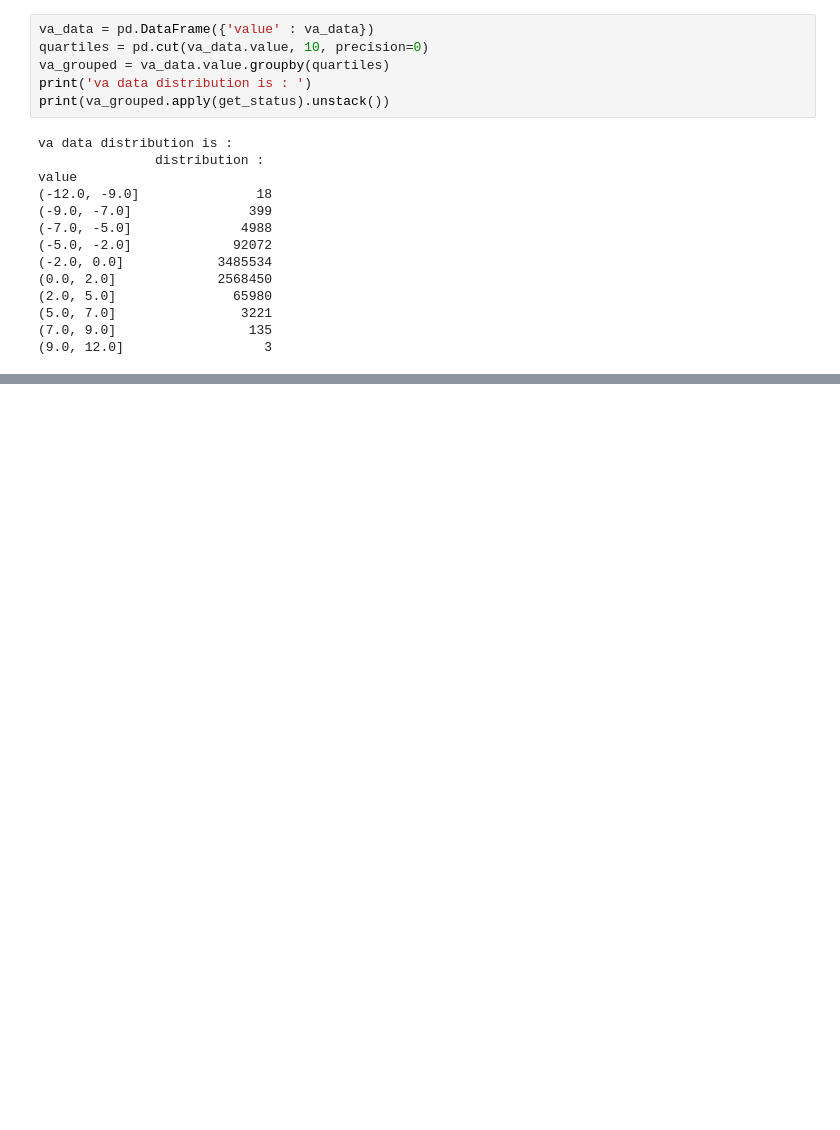
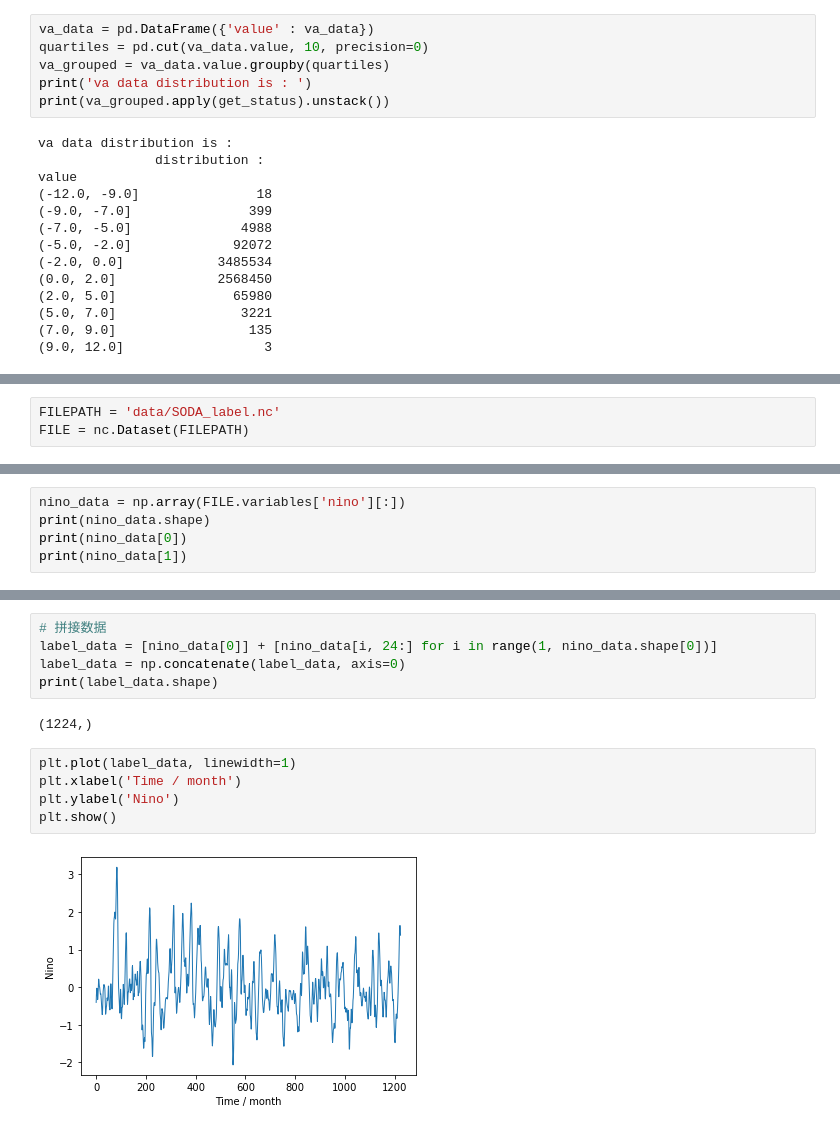
Before and after one commit to XDU-Bigbing/AI-Earth-ENSO, a Jupyter notebook: EDA.ipynb, the cells around one changed output, grey strips where cells are left out. Saved outputs shown, nothing was run; the diff lists cells and outputs as text; blank space fills up the shorter version.

Commit message:
finish SODA EDA :tada:

```diff
--- a/EDA.ipynb
+++ b/EDA.ipynb
@@ -437,0 +447,3 @@ value
+# %%
+FILEPATH = 'data/SODA_label.nc'
+FILE = nc.Dataset(FILEPATH)
@@ -437,0 +514,5 @@ value
+# %%
+nino_data = np.array(FILE.variables['nino'][:])
+print(nino_data.shape)
+print(nino_data[0])
+print(nino_data[1])
@@ -437,0 +533,14 @@ value
+# %%
+# 拼接数据
+label_data = [nino_data[0]] + [nino_data[i, 24:] for i in range(1, nino_data.shape[0])]
+label_data = np.concatenate(label_data, axis=0)
+print(label_data.shape)
+# %% [output]
+(1224,)
+# %%
+plt.plot(label_data, linewidth=1)
+plt.xlabel('Time / month')
+plt.ylabel('Nino')
+plt.show()
+# %% [output]
+[figure, added]
```
Also changed, not shown: parts of 27 cells of this notebook, 1 other file.
